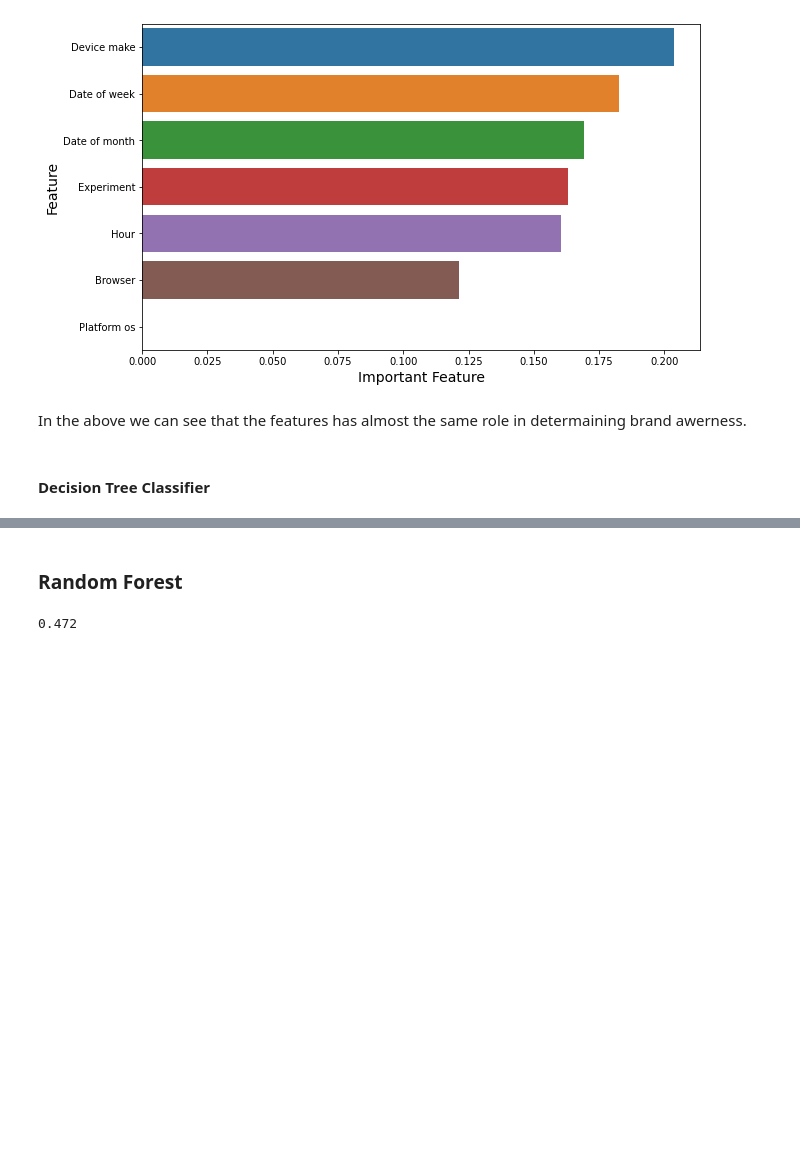
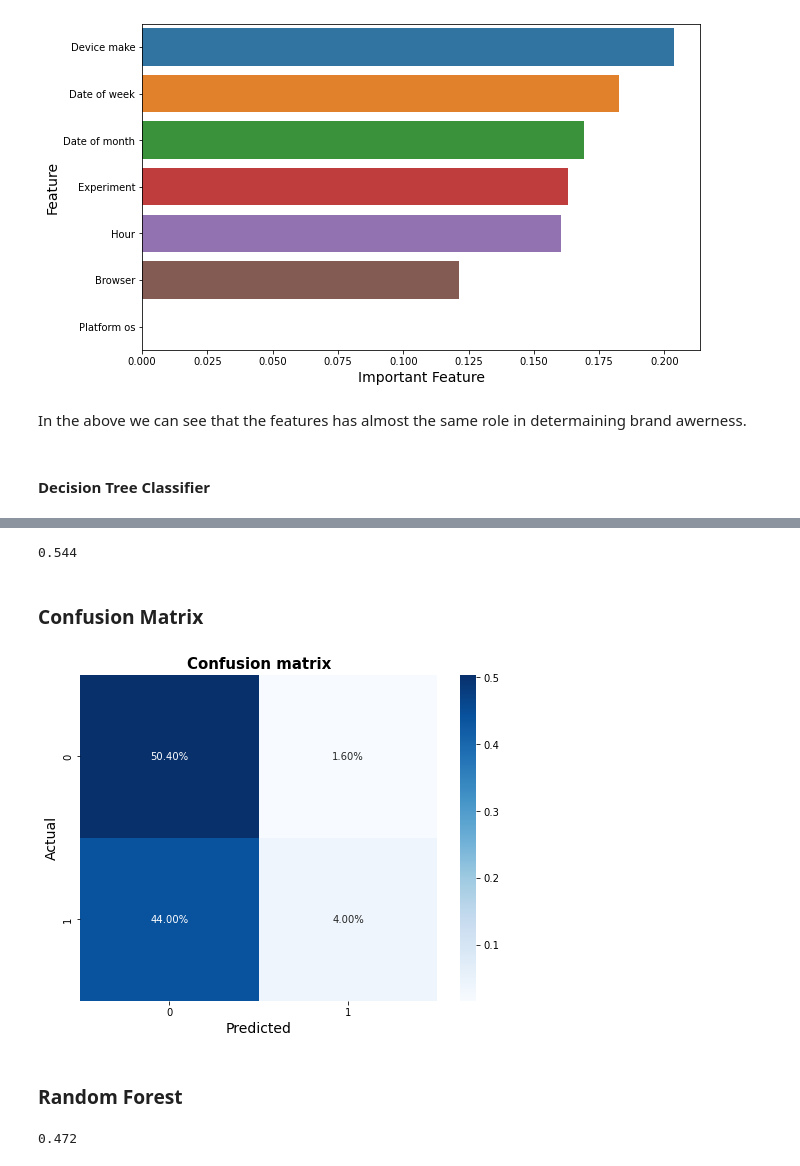
Before and after one commit to ProgrammingOperative/abtest-mlops, a Jupyter notebook: notebooks/ml_AB_testing..ipynb, the cells around one changed output, grey strips where cells are left out. Drawn from its saved outputs; the diff is of its cells as text; code cells hidden in the pictures; blank space fills up the shorter version.

```diff
--- a/notebooks/ml_AB_testing..ipynb
+++ b/notebooks/ml_AB_testing..ipynb
@@ -168,3 +172,14 @@ dic_model
+# %%
+metrics.accuracy_score(test_labels, dtree_pred)
+# %% [output]
+0.544
+# %% [markdown]
+### Confusion Matrix
+# %%
+y_preds = dic_model.predict(test_feature)
+plot_confusion_metrics(test_labels, y_preds)
+# %% [output]
+[figure, added]
 # %% [markdown]
 ### Random Forest
 # %%
```
Also changed, not shown: parts of 5 cells of this notebook.
